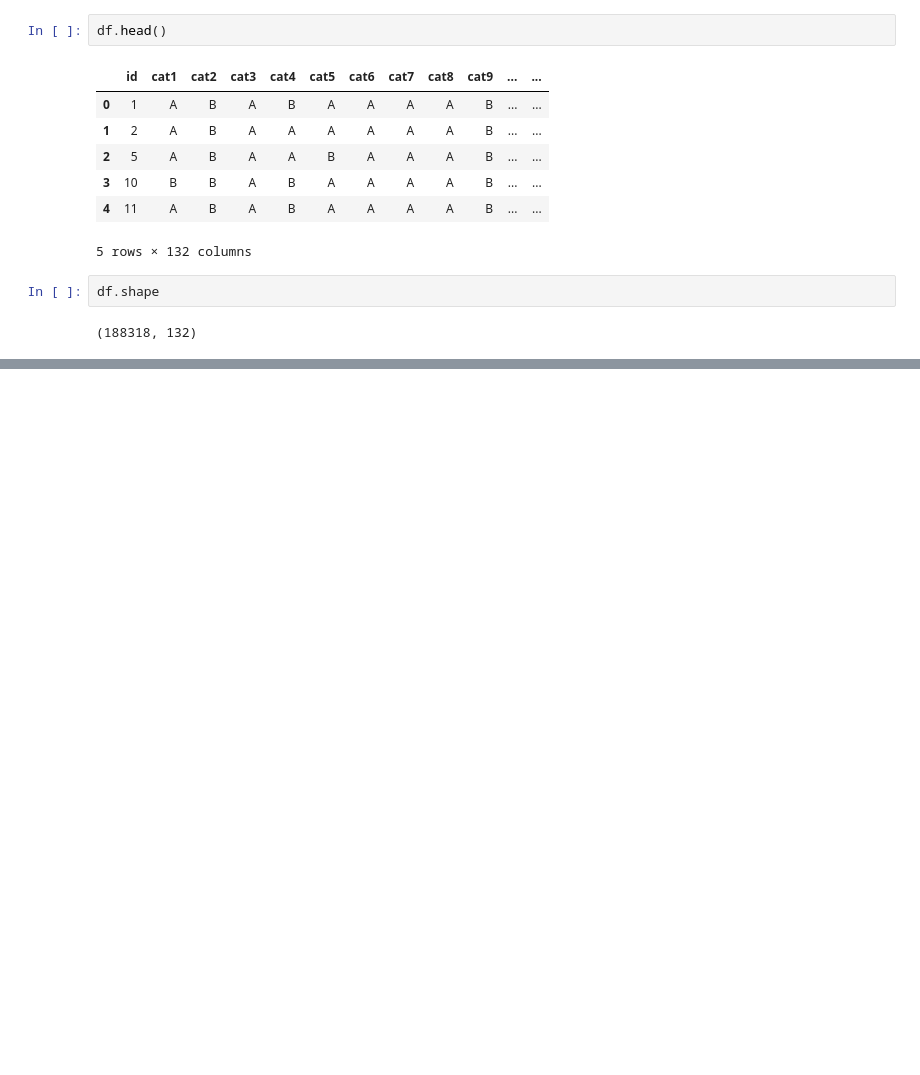
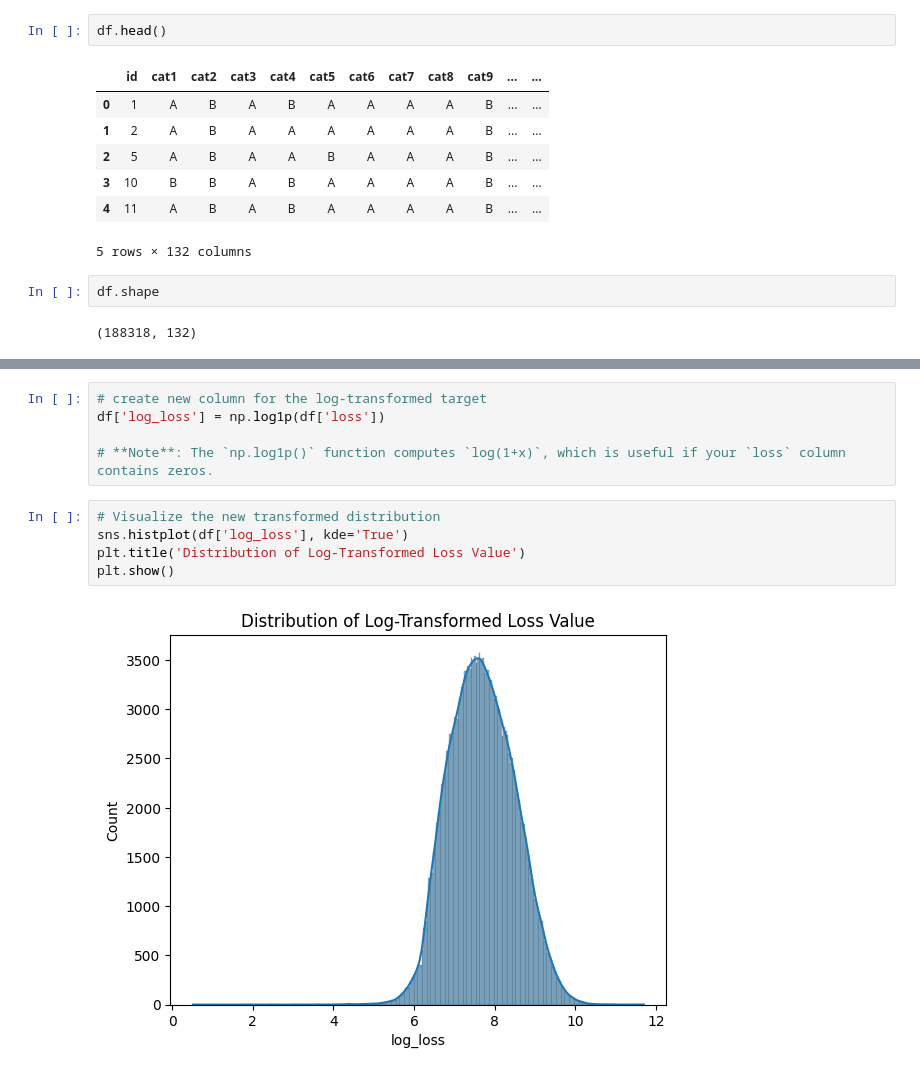
Before and after one commit to NotCheery/allstate_1b, a Jupyter notebook: tahia_ridge_regression/allstate_ridge_regression.ipynb, the cells around one changed output, grey strips where cells are left out. Cells and saved outputs as stored; diff of their text form; blank space fills up the shorter version.

```diff
--- a/tahia_ridge_regression/allstate_ridge_regression.ipynb
+++ b/tahia_ridge_regression/allstate_ridge_regression.ipynb
@@ -53,0 +55,12 @@ from sklearn.linear_model import Ridge
+# %%
+# create new column for the log-transformed target
+df['log_loss'] = np.log1p(df['loss'])
+
+# **Note**: The `np.log1p()` function computes `log(1+x)`, which is useful if your `loss` column contains zeros.
+# %%
+# Visualize the new transformed distribution
+sns.histplot(df['log_loss'], kde='True')
+plt.title('Distribution of Log-Transformed Loss Value')
+plt.show()
+# %% [output]
+[figure, added]
```
Also changed, not shown: parts of 24 cells of this notebook.
